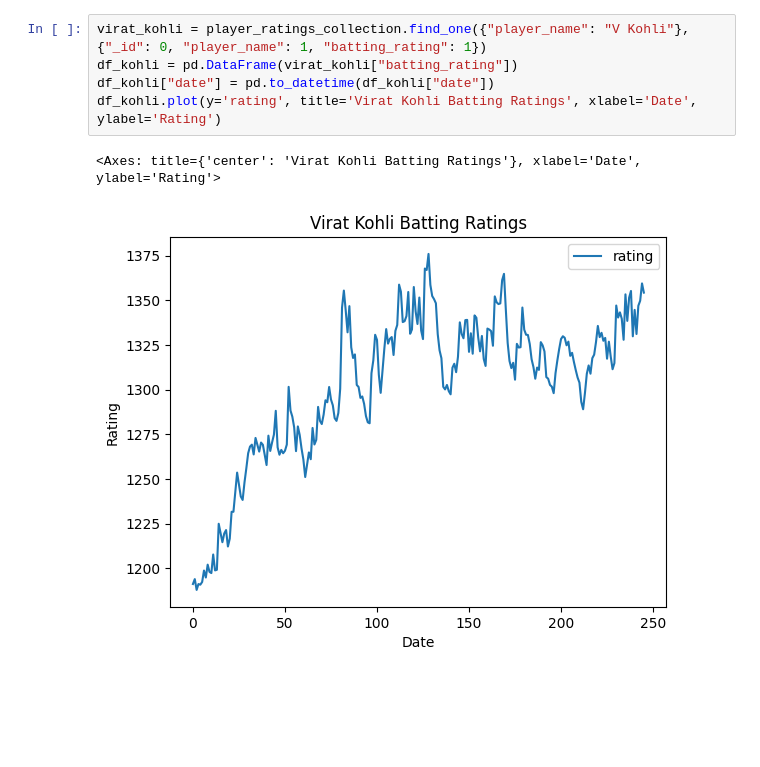
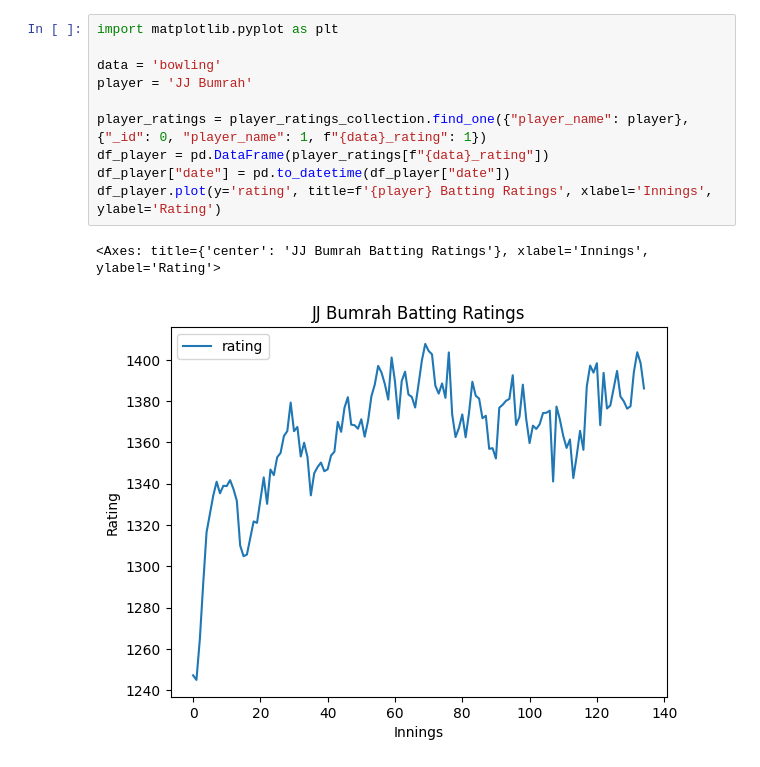
Before and after one commit to PratikParm/IPL-Elo-Ratings, a Jupyter notebook: notebooks/rating_analysis.ipynb, the cells around one changed output. Saved outputs shown, nothing was run; the diff lists cells and outputs as text; blank space fills up the shorter version.

```diff
--- a/notebooks/rating_analysis.ipynb
+++ b/notebooks/rating_analysis.ipynb
@@ -118,8 +113,13 @@ df['bowling_rating'].plot.hist(bins=20, alpha=0.5, color='red', label='Bowling R
 # %%
-virat_kohli = player_ratings_collection.find_one({"player_name": "V Kohli"}, {"_id": 0, "player_name": 1, "batting_rating": 1})
-df_kohli = pd.DataFrame(virat_kohli["batting_rating"])
-df_kohli["date"] = pd.to_datetime(df_kohli["date"])
-df_kohli.plot(y='rating', title='Virat Kohli Batting Ratings', xlabel='Date', ylabel='Rating')
+import matplotlib.pyplot as plt
+
+data = 'bowling'
+player = 'JJ Bumrah'
+
+player_ratings = player_ratings_collection.find_one({"player_name": player}, {"_id": 0, "player_name": 1, f"{data}_rating": 1})
+df_player = pd.DataFrame(player_ratings[f"{data}_rating"])
+df_player["date"] = pd.to_datetime(df_player["date"])
+df_player.plot(y='rating', title=f'{player} Batting Ratings', xlabel='Innings', ylabel='Rating')
 # %% [output]
-<Axes: title={'center': 'Virat Kohli Batting Ratings'}, xlabel='Date', ylabel='Rating'>
+<Axes: title={'center': 'JJ Bumrah Batting Ratings'}, xlabel='Innings', ylabel='Rating'>
-[figure, old version]
+[figure, new version]
```
Also changed, not shown: parts of 5 cells of this notebook, 1 other file.
